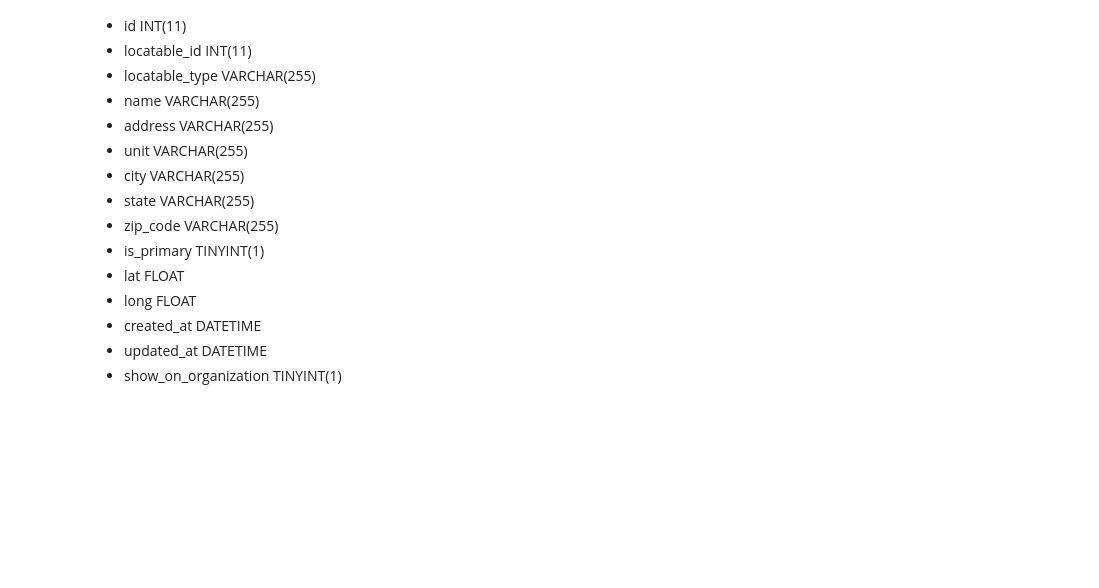
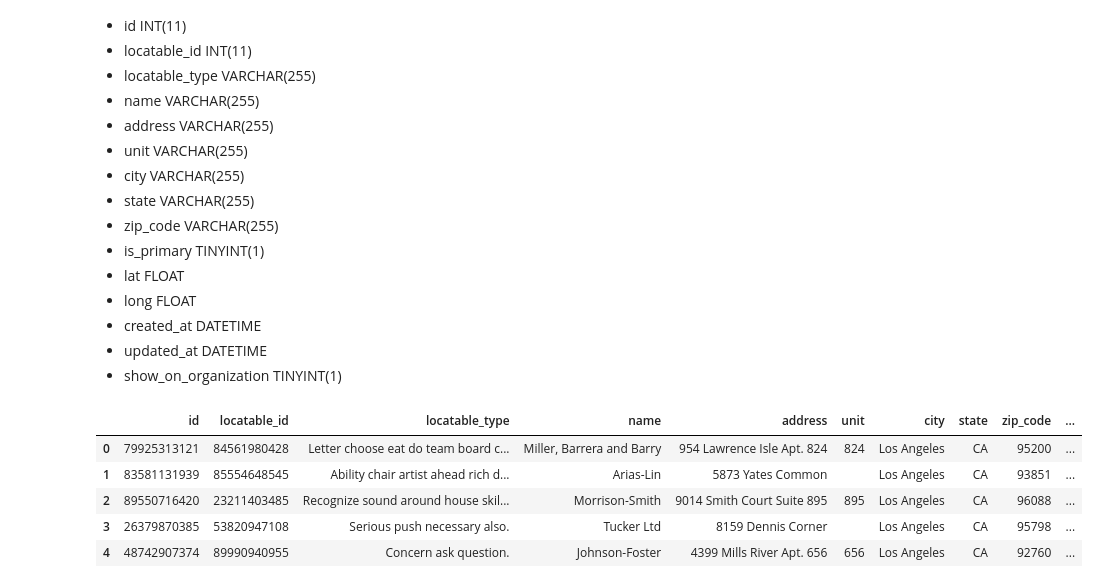
Before and after one commit to we-are-alluma/ucb-dummy-data, a Jupyter notebook: 00_creating_dummy_data.ipynb, the cells around one changed output. Saved outputs shown, nothing was run; the diff lists cells and outputs as text; code cells hidden in the pictures; blank space fills up the shorter version.

```diff
--- a/00_creating_dummy_data.ipynb
+++ b/00_creating_dummy_data.ipynb
@@ -248,0 +251,44 @@ for _ in range(50):
+# %%
+locations_lat = []
+locations_long = []
+for _ in range(50):
+    locations_lat.append(fake.latitude())
+    locations_long.append(fake.longitude())
+# %%
+locations_created_at = []
+for _ in range(50):
+    locations_created_at.append(fake.date_time_between_dates(datetime_start = dt.datetime(2019,1,1), datetime_end = dt.datetime(2021,3,1)))
+# %%
+# updated at must come after `created_at`
+locations_updated_at = []
+for date_created in locations_created_at:
+    locations_updated_at.append(fake.date_time_between_dates(datetime_start = date_created, datetime_end = dt.datetime(2021,3,1)))
+# %%
+locations_show_on_organization = np.random.randint(low = 0, high = 2, size = 50)
+# %%
+locations_df = pd.DataFrame(data = {
+    "id": locations_id,
+    "locatable_id": locations_locatable_id,
+    "locatable_type": locations_locatable_type,
+    "name": locations_name,
+    "address": locations_address,
+    "unit": locations_unit,
+    "city": locations_city,
+    "state": locations_state,
+    "zip_code": locations_zip_code,
+    "is_primary": locations_is_primary,
+    "lat": locations_lat,
+    "long": locations_long,
+    "created_at": locations_created_at,
+    "updated_at": locations_updated_at,
+    "show_on_organization": locations_show_on_organization,
+})
+
+locations_df.head()
+# %% [output]
+|  | id | locatable_id | locatable_type | name | address | unit | city | state | zip_code | ... |
+| 0 | 79925313121 | 84561980428 | Letter choose eat do team board c... | Miller, Barrera and Barry | 954 Lawrence Isle Apt. 824 | 824 | Los Angeles | CA | 95200 | ... |
+| 1 | 83581131939 | 85554648545 | Ability chair artist ahead rich d... | Arias-Lin | 5873 Yates Common |  | Los Angeles | CA | 93851 | ... |
+| 2 | 89550716420 | 23211403485 | Recognize sound around house skil... | Morrison-Smith | 9014 Smith Court Suite 895 | 895 | Los Angeles | CA | 96088 | ... |
+| 3 | 26379870385 | 53820947108 | Serious push necessary also. | Tucker Ltd | 8159 Dennis Corner |  | Los Angeles | CA | 95798 | ... |
+| 4 | 48742907374 | 89990940955 | Concern ask question. | Johnson-Foster | 4399 Mills River Apt. 656 | 656 | Los Angeles | CA | 92760 | ... |
```
Also changed, not shown: parts of 36 cells of this notebook.
